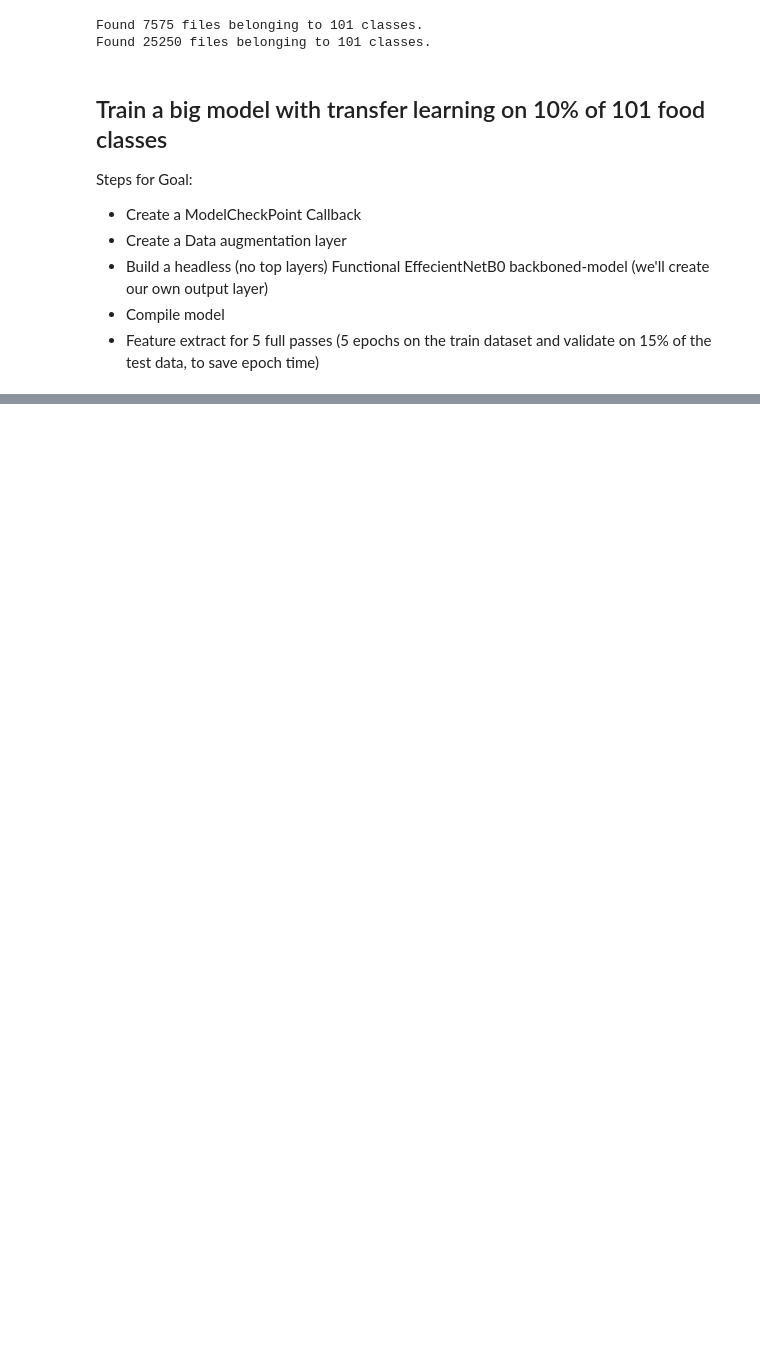
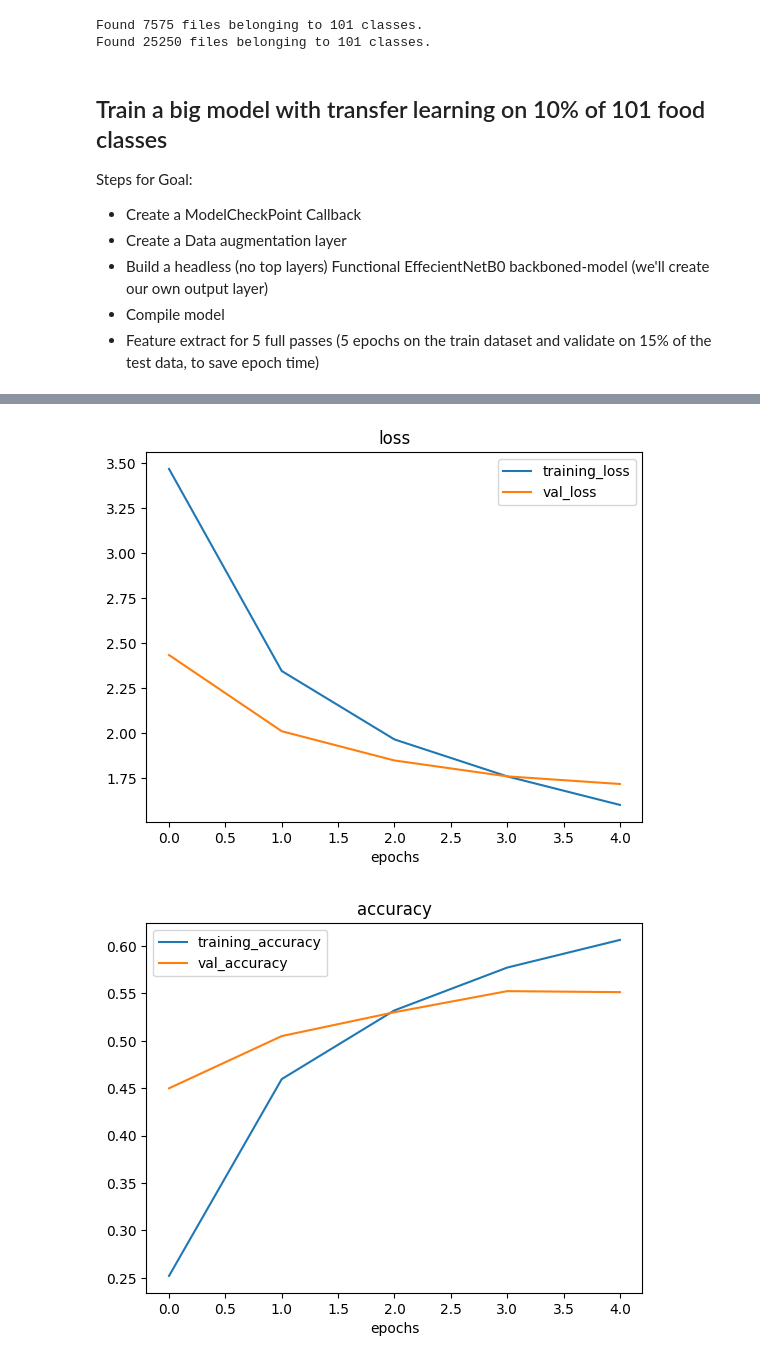
Before and after one commit to Meta-c/Tensorflow-Certificate-preparation, a Jupyter notebook: 06_transfer_learning_scaling_up.ipynb, the cells around one changed output, grey strips where cells are left out. Drawn from its saved outputs; the diff is of its cells as text; code cells hidden in the pictures; blank space fills up the shorter version.

```diff
--- a/06_transfer_learning_scaling_up.ipynb
+++ b/06_transfer_learning_scaling_up.ipynb
@@ -50,7 +50,8 @@ train_data_all_10_percent= tf.keras.preprocessing.image_dataset_from_directory(d
 test_data=tf.keras.preprocessing.image_dataset_from_directory(directory=test_dir,
 image_size=IMG_SIZE,
 label_mode="categorical",
-batch_size=BATCH_SIZE)
+batch_size=BATCH_SIZE,
+shuffle=False)
 # %% [output]
 Found 7575 files belonging to 101 classes.
 Found 25250 files belonging to 101 classes.
@@ -129,0 +136,5 @@ Epoch 5: val_accuracy did not improve from 0.54582
+# %%
+plot_loss_curves(history_all_classes_10_percent)
+# %% [output]
+[figure, added]
+[figure, added]
```
Also changed, not shown: parts of 36 cells of this notebook, 20 other files.
